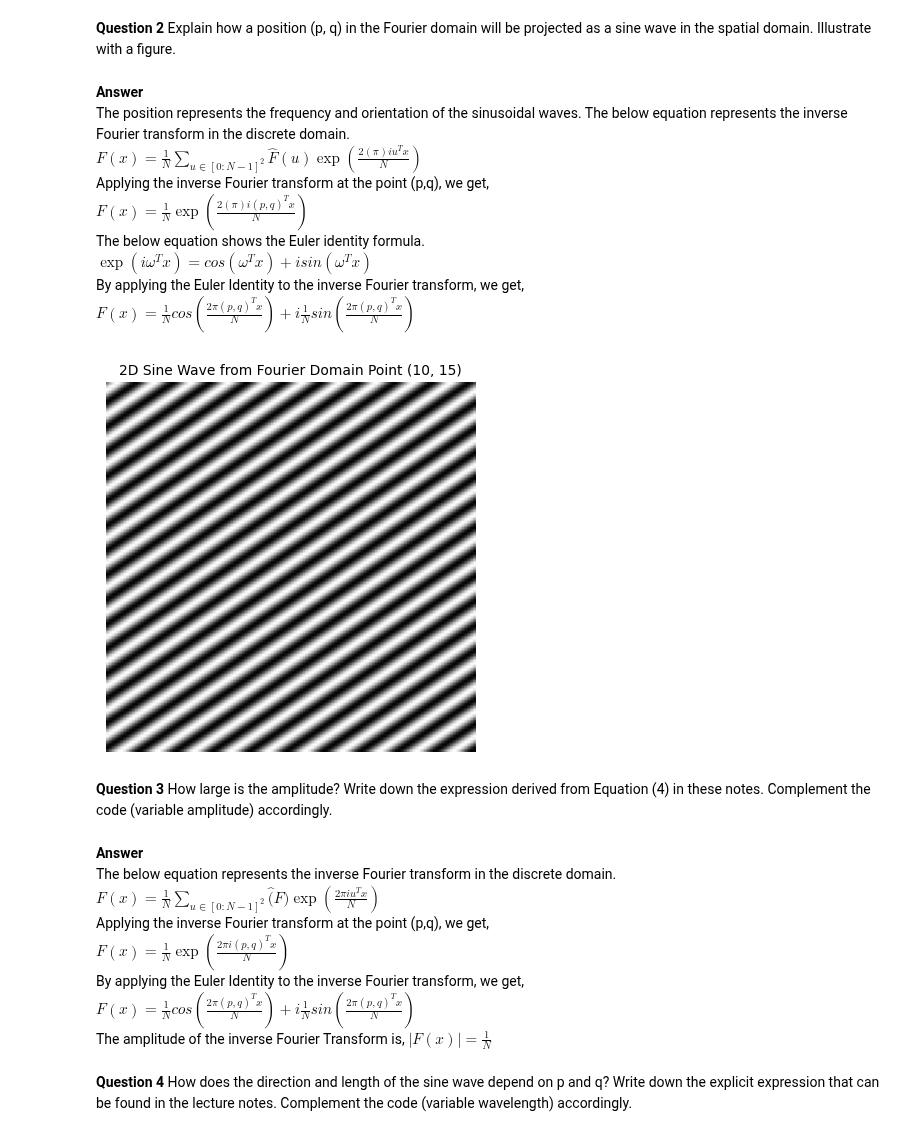
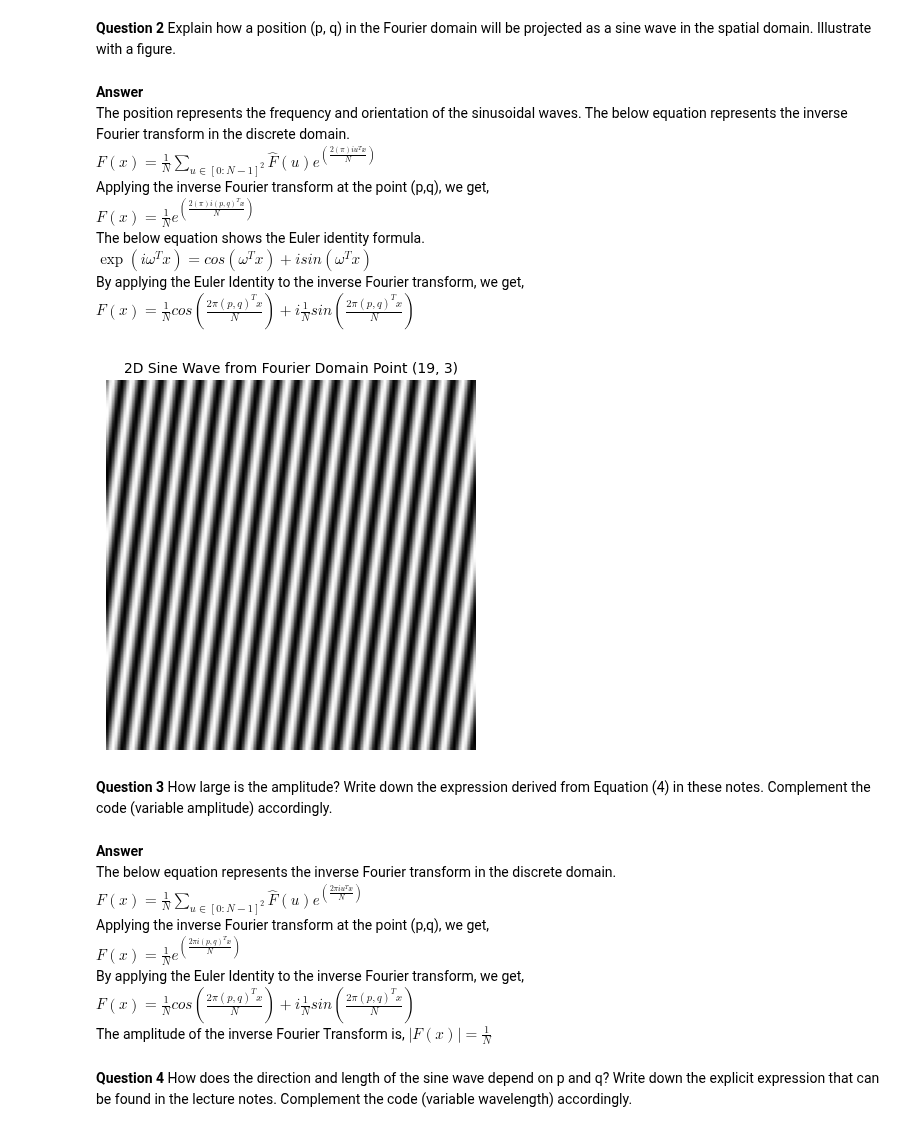
Before and after one commit to RakinAli/Computer-Vision-course, a Jupyter notebook: Labs/Lab 1/Karen/karen.ipynb, the cells around one changed output. Cells and saved outputs as stored; diff of their text form; code cells hidden in the pictures.

Commit message:
Completed up till question 13

```diff
--- a/Labs/Lab 1/Karen/karen.ipynb
+++ b/Labs/Lab 1/Karen/karen.ipynb
@@ -92,40 +92,40 @@ the spatial domain. Illustrate with a figure.
 # %% [markdown]
 **Answer** <br>
 The position represents the frequency and orientation of the sinusoidal waves. The below equation represents the inverse Fourier transform in the discrete domain. <br>
-$F(x) = \frac{1}{N}\sum_{u\in[0:N-1]^2} \hat{F}(u) \exp(\frac{2(\pi)iu^Tx}{N}) $ <br>
+$F(x) = \frac{1}{N}\sum_{u\in[0:N-1]^2} \hat{F}(u) e^{(\frac{2(\pi)iu^Tx}{N})} $ <br>
 Applying the inverse Fourier transform at the point (p,q), we get,<br>
-$F(x) = \frac{1}{N}\exp(\frac{2(\pi)i(p,q)^Tx}{N}) $ <br>
+$F(x) = \frac{1}{N}e^{(\frac{2(\pi)i(p,q)^Tx}{N})} $ <br>
 The below equation shows the Euler identity formula. <br>
 $\exp(i\omega^Tx) = cos(\omega^Tx) + isin(\omega^Tx)$ <br>
 By applying the Euler Identity to the inverse Fourier transform, we get, <br>
 $F(x) = \frac{1}{N}cos(\frac{2\pi(p,q)^Tx}{N}) + i\frac{1}{N}sin(\frac{2\pi(p,q)^Tx}{N})$ <br>
 # %%
-def question2(p, q, size):
+def question_2(p, q, size):
     x = np.arange(size)
     y = np.arange(size)
     X, Y = np.meshgrid(x, y)
 
     # Create a 2D Sine wave
     sine_wave = 1/size * np.sin(2 * np.pi * (p * X + q * Y) / size)
 
     plt.imshow(sine_wave, cmap="gray")
     plt.title(f"2D Sine Wave from Fourier Domain Point ({p}, {q})")
     plt.axis("off")
     plt.show()
 
 
-question2(10,15,128)
+question_2(19,3,128)
 # %% [output]
-[figure, old version]
+[figure, new version]
 # %% [markdown]
 **Question 3**  How large is the amplitude? Write down the expression derived from Equation (4) in
 these notes. Complement the code (variable amplitude) accordingly.
 # %% [markdown]
 **Answer** <br>
 The below equation represents the inverse Fourier transform in the discrete domain. <br>
-$F(x) = \frac{1}{N}\sum_{u\in[0:N-1]^2} \hat(F) \exp(\frac{2{\pi}iu^Tx}{N}) $ <br>
+$F(x) = \frac{1}{N}\sum_{u\in[0:N-1]^2} \hat{F}(u) e^{(\frac{2{\pi}iu^Tx}{N})} $ <br>
 Applying the inverse Fourier transform at the point (p,q), we get,<br>
-$F(x) = \frac{1}{N}\exp(\frac{2{\pi}i(p,q)^Tx}{N}) $ <br>
+$F(x) = \frac{1}{N}e^{(\frac{2{\pi}i(p,q)^Tx}{N})} $ <br>
 By applying the Euler Identity to the inverse Fourier transform, we get, <br>
 $F(x) = \frac{1}{N}cos(\frac{2{\pi}(p,q)^Tx}{N}) + i\frac{1}{N}sin(\frac{2\pi(p,q)^Tx}{N})$ <br>
 The amplitude of the inverse Fourier Transform is,
```
Also changed, not shown: parts of 8 cells of this notebook, 57 other files.
